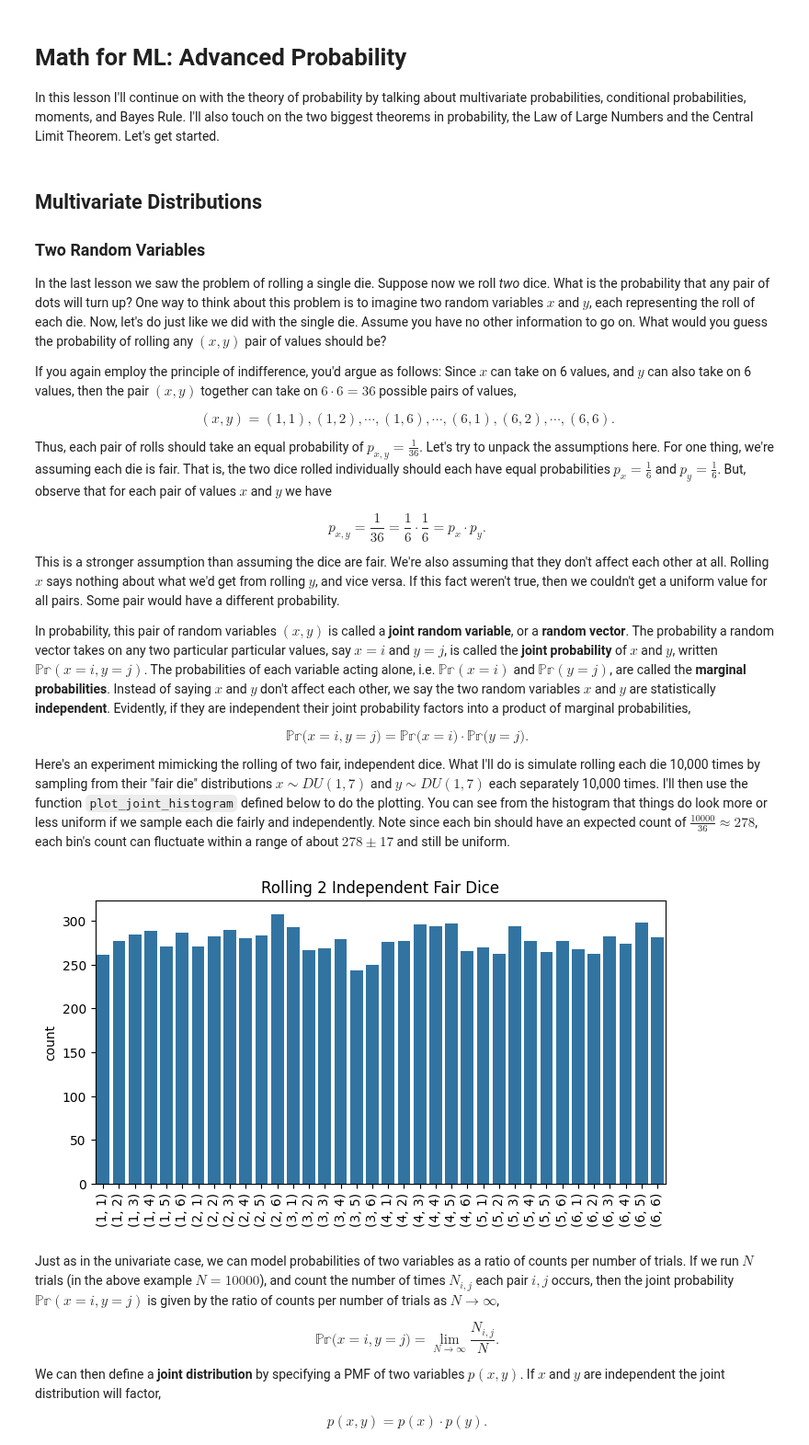
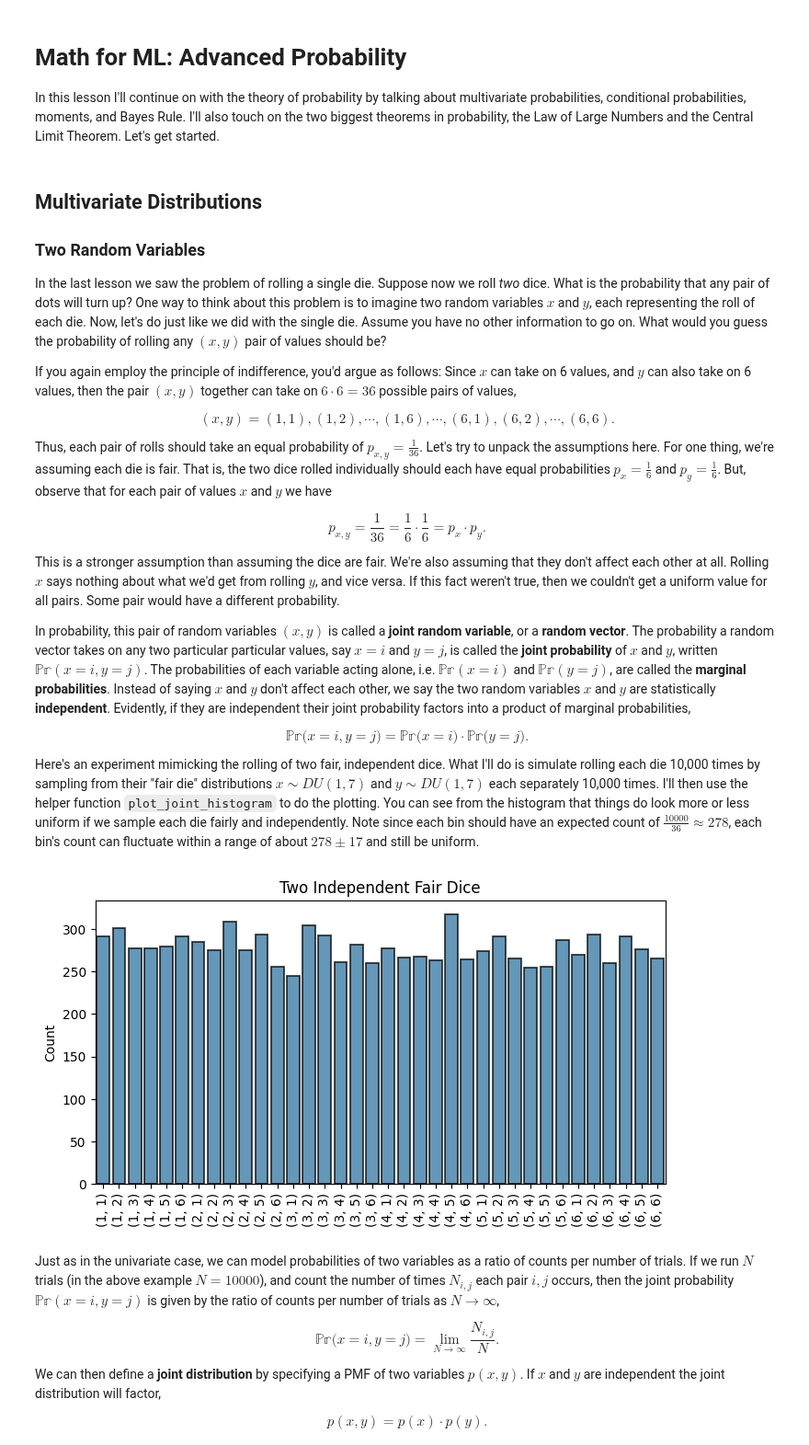
Before and after one commit to rkingery/ml-book, a Jupyter notebook: notebooks/multivariate-probability.ipynb, the cells around one changed output. Shown at 92% size. Saved outputs shown, nothing was run; the diff lists cells and outputs as text; code cells hidden in the pictures.

```diff
--- a/notebooks/multivariate-probability.ipynb
+++ b/notebooks/multivariate-probability.ipynb
@@ -33,24 +35,14 @@ In probability, this pair of random variables $(x,y)$ is called a **joint random
 
 $$\mathbb{Pr}\big(x=i, y=j\big) = \mathbb{Pr}\big(x=i\big) \cdot \mathbb{Pr}\big(y=j\big).$$
 
-Here's an experiment mimicking the rolling of two fair, independent dice. What I'll do is simulate rolling each die 10,000 times by sampling from their "fair die" distributions $x \sim DU(1,7)$ and $y \sim DU(1,7)$ each separately 10,000 times. I'll then use the function `plot_joint_histogram` defined below to do the plotting. You can see from the histogram that things do look more or less uniform if we sample each die fairly and independently. Note since each bin should have an expected count of $\frac{10000}{36} \approx 278$, each bin's count can fluctuate within a range of about $278 \pm 17$ and still be uniform.
+Here's an experiment mimicking the rolling of two fair, independent dice. What I'll do is simulate rolling each die 10,000 times by sampling from their "fair die" distributions $x \sim DU(1,7)$ and $y \sim DU(1,7)$ each separately 10,000 times. I'll then use the helper function `plot_joint_histogram` to do the plotting. You can see from the histogram that things do look more or less uniform if we sample each die fairly and independently. Note since each bin should have an expected count of $\frac{10000}{36} \approx 278$, each bin's count can fluctuate within a range of about $278 \pm 17$ and still be uniform.
-# %%
-def plot_joint_histogram(X, title='', figsize=(4, 3)):
-    X = np.column_stack(X)
-    counter = np.unique([str(tuple(X[i])) for i in range(len(X))], return_counts=True)
-    plt.figure(figsize=figsize)
-    sns.barplot(x=counter[0], y=counter[1], color=u'#1f77b4')
-    plt.xticks(rotation=90)
-    plt.ylabel('Count')
-    plt.title(title)
-    plt.show()
 # %%
 x = np.random.randint(1, 7, size=10000)
 y_indep = np.random.randint(1, 7, size=10000)
 
-plot_joint_histogram([x, y_indep], title='Rolling 2 Independent Fair Dice', figsize=(8,4))
+plot_joint_histogram([x, y_indep], title='Two Independent Fair Dice', figsize=(8,4))
 # %% [output]
-[figure, old version]
+[figure, new version]
 # %% [markdown]
 Just as in the univariate case, we can model probabilities of two variables as a ratio of counts per number of trials. If we run $N$ trials (in the above example $N=10000$), and count the number of times $N_{i,j}$ each pair $i,j$ occurs, then the joint probability $\mathbb{Pr}(x=i,y=j)$ is given by the ratio of counts per number of trials as $N \rightarrow \infty$,
 
```
Also changed, not shown: parts of 4 cells of this notebook, 6 other files.
